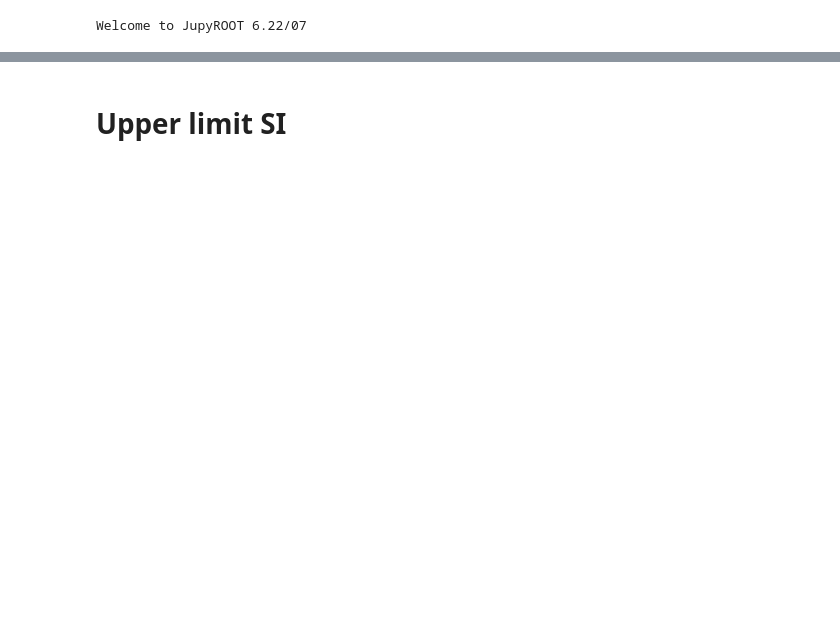
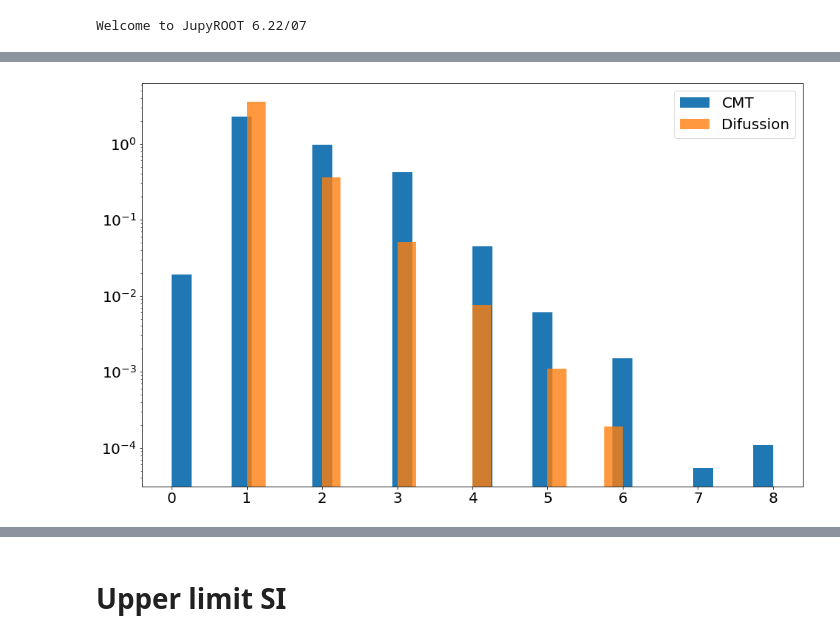
Before and after one commit to alantero/DAMIC_DMe, a Jupyter notebook: DAMIC_DM_electron.ipynb, the cells around one changed output, grey strips where cells are left out. Cells and saved outputs as stored; diff of their text form; code cells hidden in the pictures; blank space fills up the shorter version.

```diff
--- a/DAMIC_DM_electron.ipynb
+++ b/DAMIC_DM_electron.ipynb
@@ -222,0 +79,8 @@ Number of Signal events:  0
+# %%
+plt.hist(np.round(np.array(E_or)*1000/3.77), bins=30, density=True, label="CMT")
+plt.hist(np.round(np.array(E)*1000/3.77), bins=20, density=True, alpha = 0.8, label="Difussion")
+plt.legend(loc="best")
+plt.yscale("log")
+plt.show()
+# %% [output]
+[figure, added]
```
Also changed, not shown: parts of 15 cells of this notebook.
